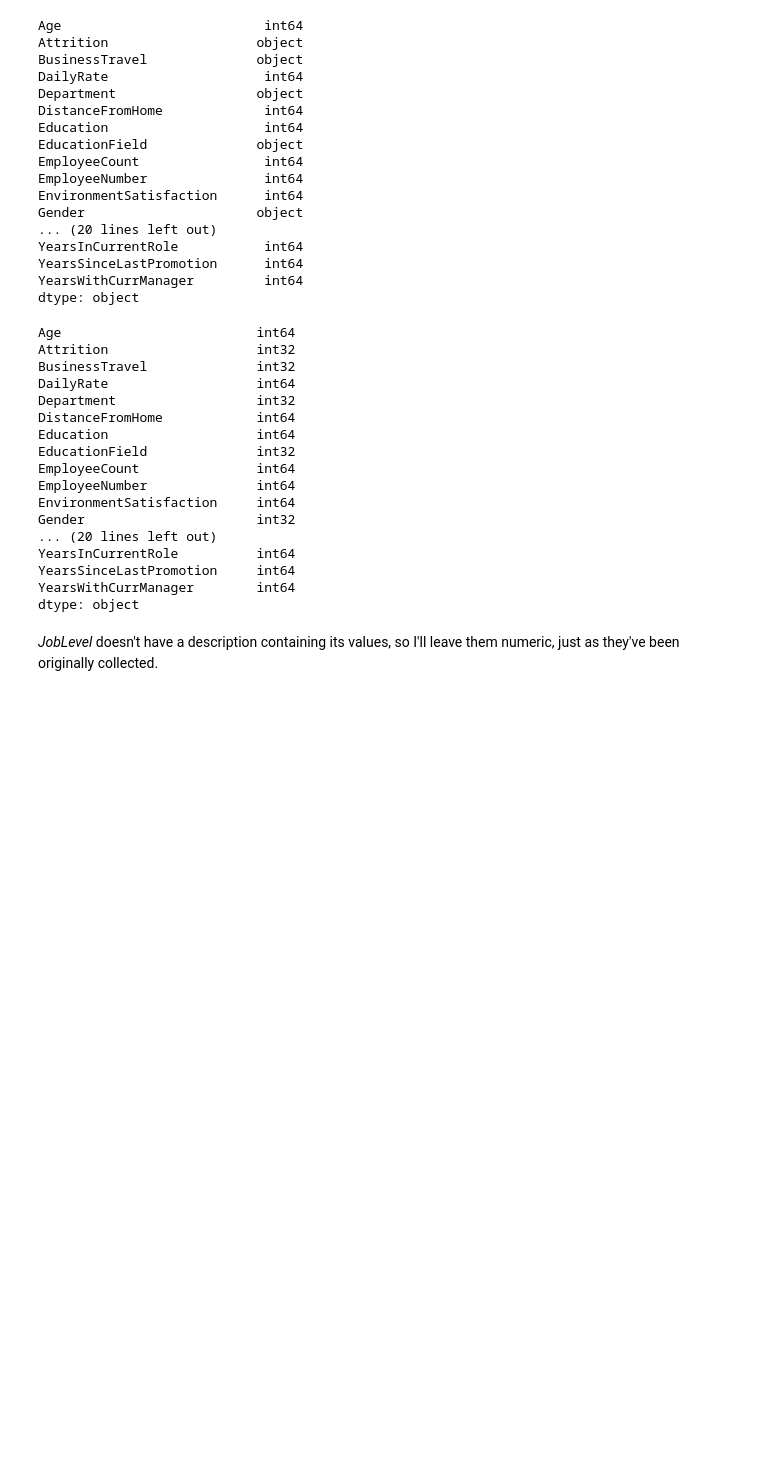
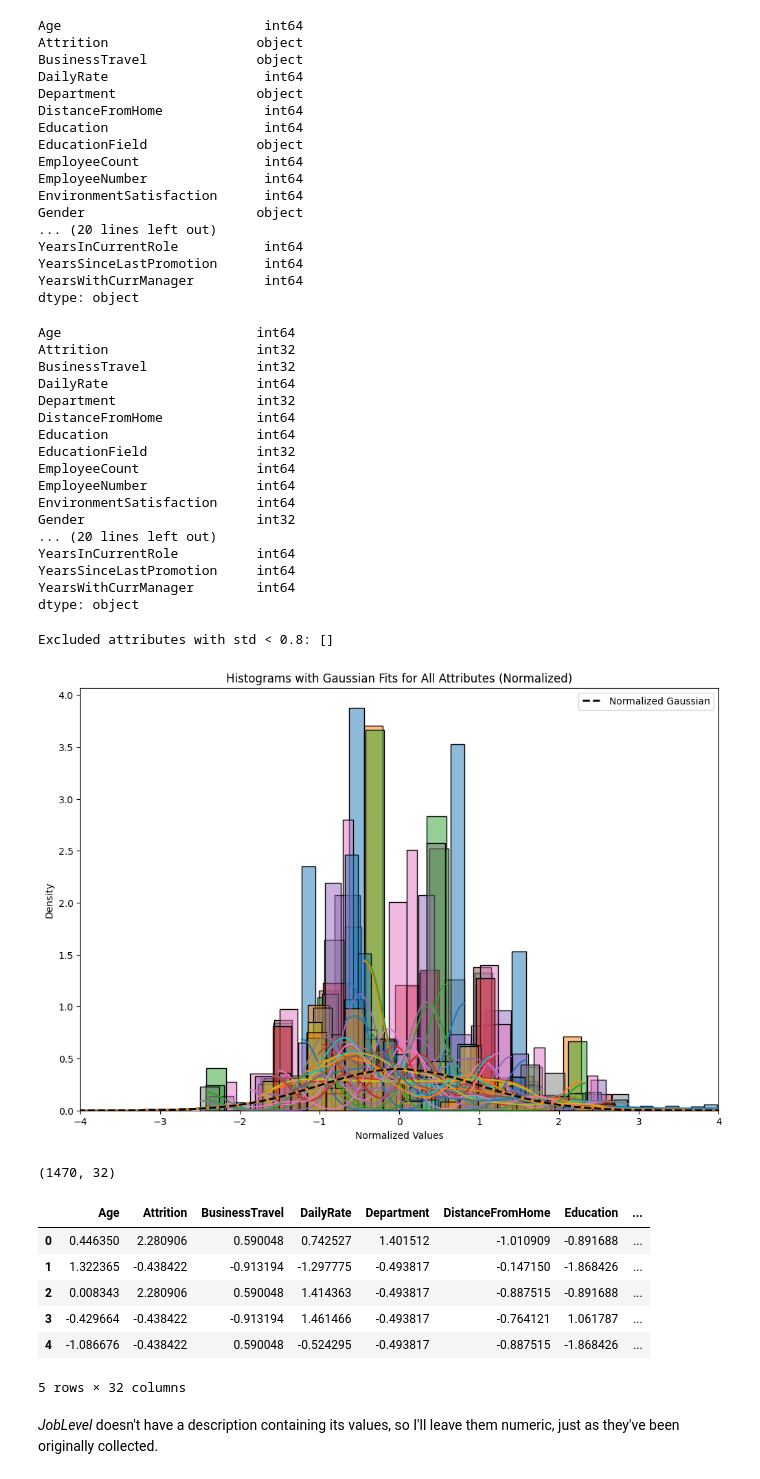
Before and after one commit to mjdarvishi/Employee_attrition_machine_learning, a Jupyter notebook: main.ipynb, the cells around one changed output. Cells and saved outputs as stored; diff of their text form; code cells hidden in the pictures; blank space fills up the shorter version.

```diff
--- a/main.ipynb
+++ b/main.ipynb
@@ -89,6 +88,76 @@ YearsInCurrentRole          int64
 YearsSinceLastPromotion     int64
 YearsWithCurrManager        int64
 dtype: object
+# %%
+import pandas as pd
+import seaborn as sns
+import matplotlib.pyplot as plt
+from scipy.stats import norm
+from sklearn.preprocessing import StandardScaler
+
+
+# Copy the original DataFrame for comparison
+df_original = df.copy()
+# Normalize all data using StandardScaler and overwrite the original DataFrame
+scaler = StandardScaler()
+df[df.columns] = scaler.fit_transform(df)
+
+# Set up the figure and axes
+plt.figure(figsize=(12, 8))
+
+# List to store attributes to be excluded
+exclude_attributes = []
+
+# Loop through all columns (attributes) and create histograms with Gaussian fits
+for attribute in df.columns:
+    # Create a histogram
+    sns.histplot(df[attribute], kde=True, stat='density',)
+
+    # Fit a Gaussian distribution to the normalized data
+    mu, std = norm.fit(df[attribute])
+    xmin, xmax = plt.xlim()
+    x = np.linspace(-4, 4, 100)  # Set x-axis range from -4 to 4
+    p = norm.pdf(x, mu, std)
+
+    # Plot the Gaussian fit for the normalized data
+    plt.plot(x, p, linewidth=2)
+
+    # Check if the standard deviation is below the threshold (0.8)
+    if std < 0.8:
+        exclude_attributes.append(attribute)
+
+# Plot the Gaussian distribution for normalized data (mean=0, std=1)
+x_norm = np.linspace(-10, 10, 100)
+p_norm = norm.pdf(x_norm, 0, 1)
+plt.plot(x_norm, p_norm, 'k--', linewidth=2, label='Normalized Gaussian')
+
+# Drop excluded attributes from the original DataFrame 'df'
+df.drop(exclude_attributes, axis=1, inplace=True)
+
+# Display excluded attributes
+print(f"Excluded attributes with std < 0.8: {exclude_attributes}")
+
+plt.title('Histograms with Gaussian Fits for All Attributes (Normalized)')
+plt.xlabel('Normalized Values')
+plt.ylabel('Density')
+plt.xlim(-4, 4)  # Set x-axis limits from -10 to 10
+plt.legend()
+plt.show()
+
+# Print the shape of the filtered DataFrame
+print(df.shape)
+df.head()
+# %% [output]
+Excluded attributes with std < 0.8: []
+[figure, added]
+(1470, 32)
+|  | Age | Attrition | BusinessTravel | DailyRate | Department | DistanceFromHome | Education | ... |
+| 0 | 0.446350 | 2.280906 | 0.590048 | 0.742527 | 1.401512 | -1.010909 | -0.891688 | ... |
+| 1 | 1.322365 | -0.438422 | -0.913194 | -1.297775 | -0.493817 | -0.147150 | -1.868426 | ... |
+| 2 | 0.008343 | 2.280906 | 0.590048 | 1.414363 | -0.493817 | -0.887515 | -0.891688 | ... |
+| 3 | -0.429664 | -0.438422 | -0.913194 | 1.461466 | -0.493817 | -0.764121 | 1.061787 | ... |
+| 4 | -1.086676 | -0.438422 | 0.590048 | -0.524295 | -0.493817 | -0.887515 | -1.868426 | ... |
+5 rows × 32 columns
 # %% [markdown]
 *JobLevel* doesn't have a description containing its values, so I'll leave them numeric, just as they've been originally collected.
 # %%
```
Also changed, not shown: parts of 15 cells of this notebook.
